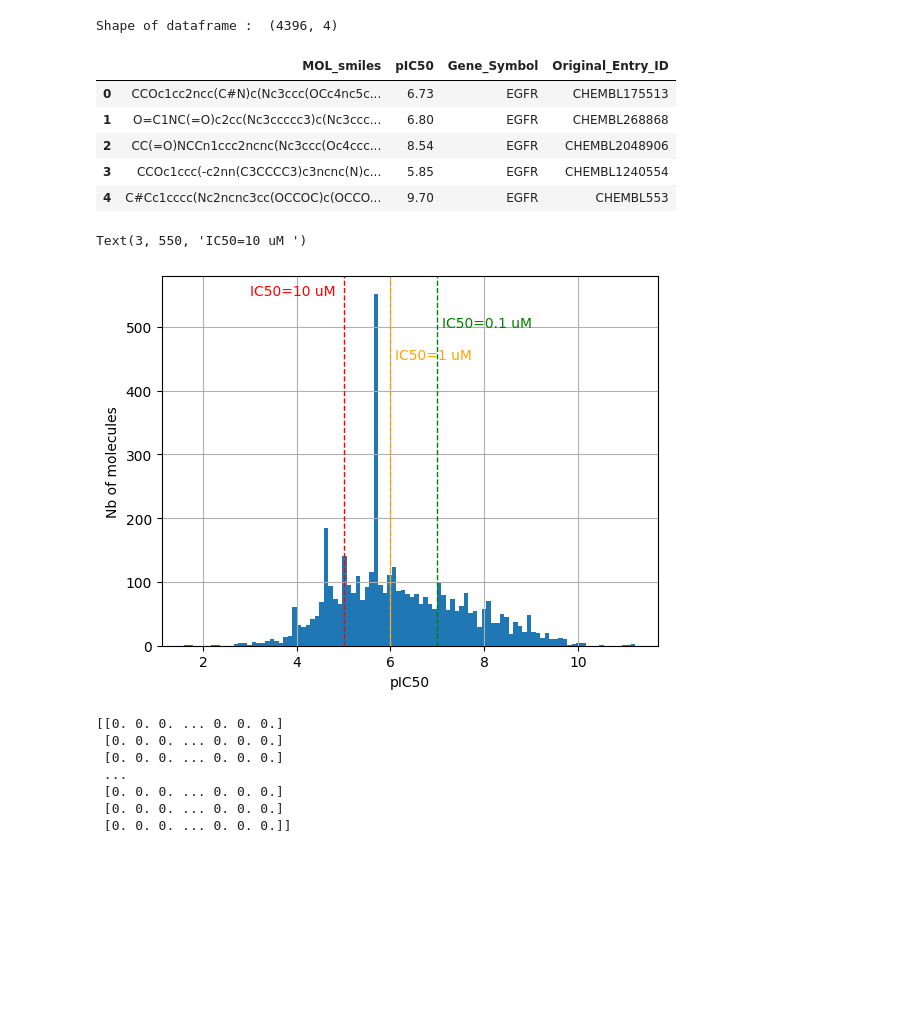
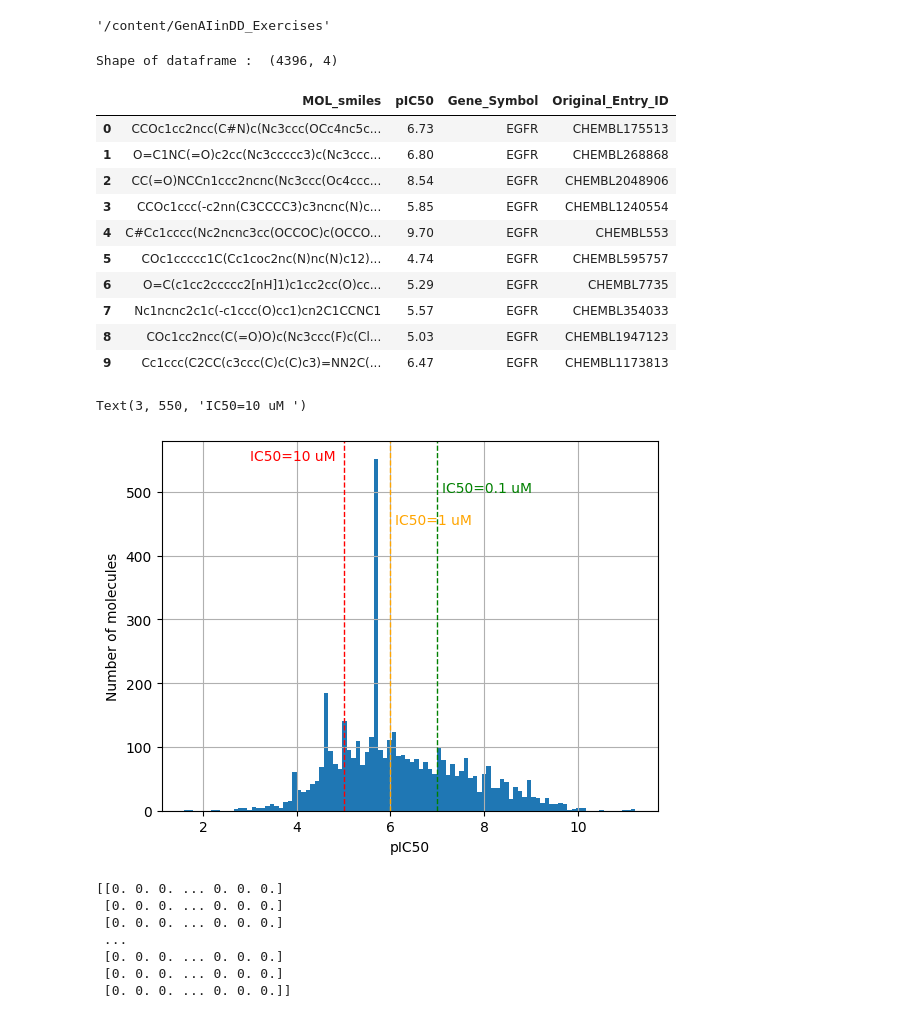
Before and after one commit to luleu96/GenAIinDD_Exercises, a Jupyter notebook: Exercises/Exercise_1/RF_Eval.ipynb, the cells around one changed output. Cells and saved outputs as stored; diff of their text form; code cells hidden in the pictures; blank space fills up the shorter version.

```diff
--- a/Exercises/Exercise_1/RF_Eval.ipynb
+++ b/Exercises/Exercise_1/RF_Eval.ipynb
@@ -153,11 +61,16 @@ import numpy as np
+# %%
+import os
+working_dir = os.getcwd()
+# %% [output]
+'/content/GenAIinDD_Exercises'
 # %%
 # load pre-processed data
-data = pd.read_csv("/content/egfr_pIC50_tutorial.csv")
+data = pd.read_csv(os.path.join(working_dir, "Data", "egfr_pIC50_tutorial.csv"))
 mol_col = "MOL_smiles"
 data_col = "pIC50"
 # %%
 print("Shape of dataframe : ", data.shape)
-data.head()
+data.head(10)
 # %% [output]
 Shape of dataframe :  (4396, 4)
 |  | MOL_smiles | pIC50 | Gene_Symbol | Original_Entry_ID |
@@ -166,19 +79,25 @@ Shape of dataframe :  (4396, 4)
 | 2 | CC(=O)NCCn1ccc2ncnc(Nc3ccc(Oc4ccc... | 8.54 | EGFR | CHEMBL2048906 |
 | 3 | CCOc1ccc(-c2nn(C3CCCC3)c3ncnc(N)c... | 5.85 | EGFR | CHEMBL1240554 |
 | 4 | C#Cc1cccc(Nc2ncnc3cc(OCCOC)c(OCCO... | 9.70 | EGFR | CHEMBL553 |
+| 5 | COc1ccccc1C(Cc1coc2nc(N)nc(N)c12)... | 4.74 | EGFR | CHEMBL595757 |
+| 6 | O=C(c1cc2ccccc2[nH]1)c1cc2cc(O)cc... | 5.29 | EGFR | CHEMBL7735 |
+| 7 | Nc1ncnc2c1c(-c1ccc(O)cc1)cn2C1CCNC1 | 5.57 | EGFR | CHEMBL354033 |
+| 8 | COc1cc2ncc(C(=O)O)c(Nc3ccc(F)c(Cl... | 5.03 | EGFR | CHEMBL1947123 |
+| 9 | Cc1ccc(C2CC(c3ccc(C)c(C)c3)=NN2C(... | 6.47 | EGFR | CHEMBL1173813 |
 # %%
-from matplotlib import pyplot as plt
+# plotting the dataset
+# pIC50 of 6 as cut-off for active compound
 
 fig = data[data_col].hist(bins=100)
 plt.xlabel("pIC50")
-plt.ylabel("Nb of molecules")
+plt.ylabel("Number of molecules")
 fig.axvline(6, color="orange", linestyle="dashed", linewidth=1)
 fig.annotate("IC50=1 uM", xy=(6, 450), xytext=(6.1, 450), color="orange")
 fig.axvline(7, color="green", linestyle="dashed", linewidth=1)
 fig.annotate("IC50=0.1 uM ", xy=(7, 500), xytext=(7.1, 500), color="green")
 fig.axvline(5, color="red", linestyle="dashed", linewidth=1)
 fig.annotate("IC50=10 uM ", xy=(3, 550), xytext=(3, 550), color="red")
 # %% [output]
 Text(3, 550, 'IC50=10 uM ')
-[figure, old version]
+[figure, new version]
 # %%
```
Also changed, not shown: parts of 22 cells of this notebook, 14 other files.
